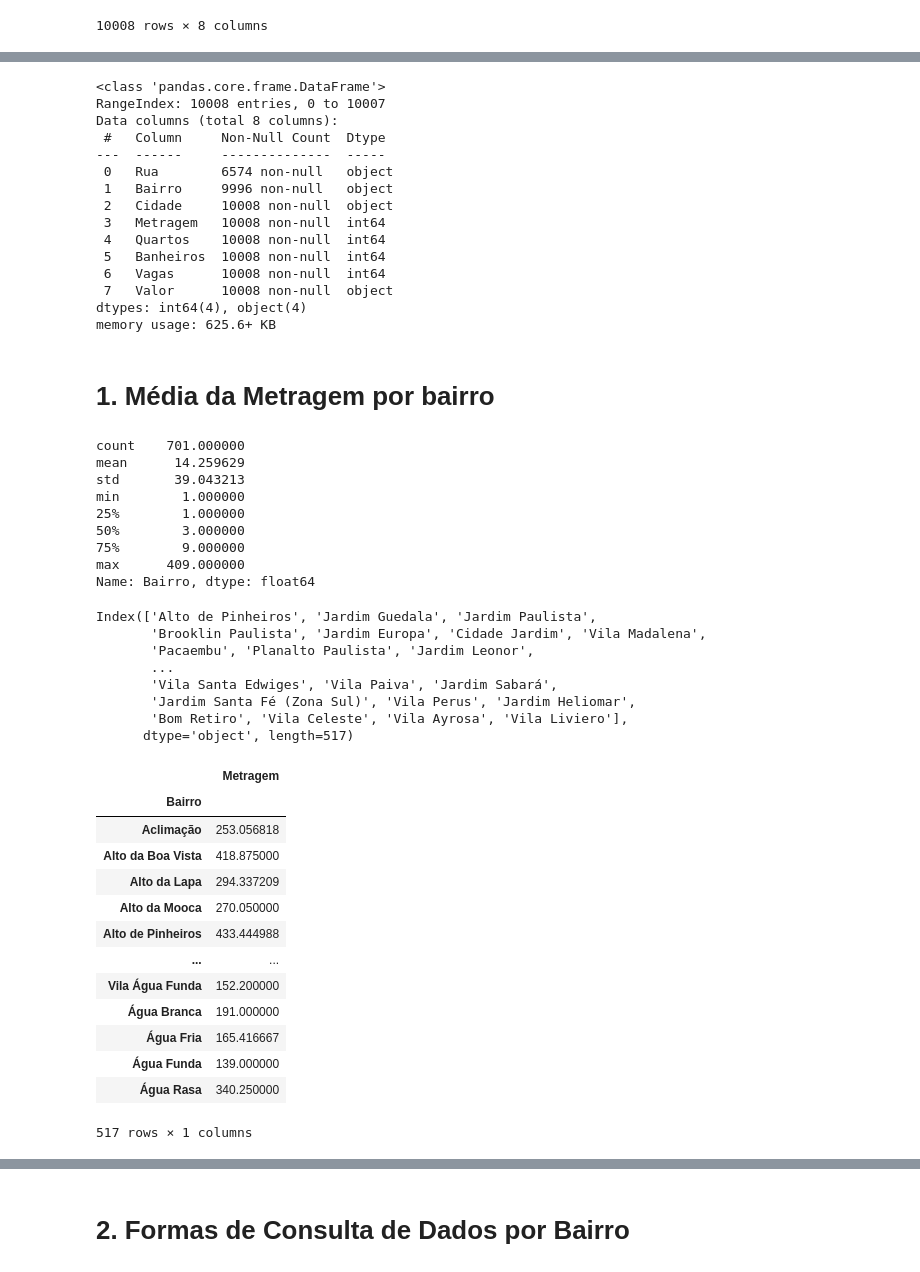
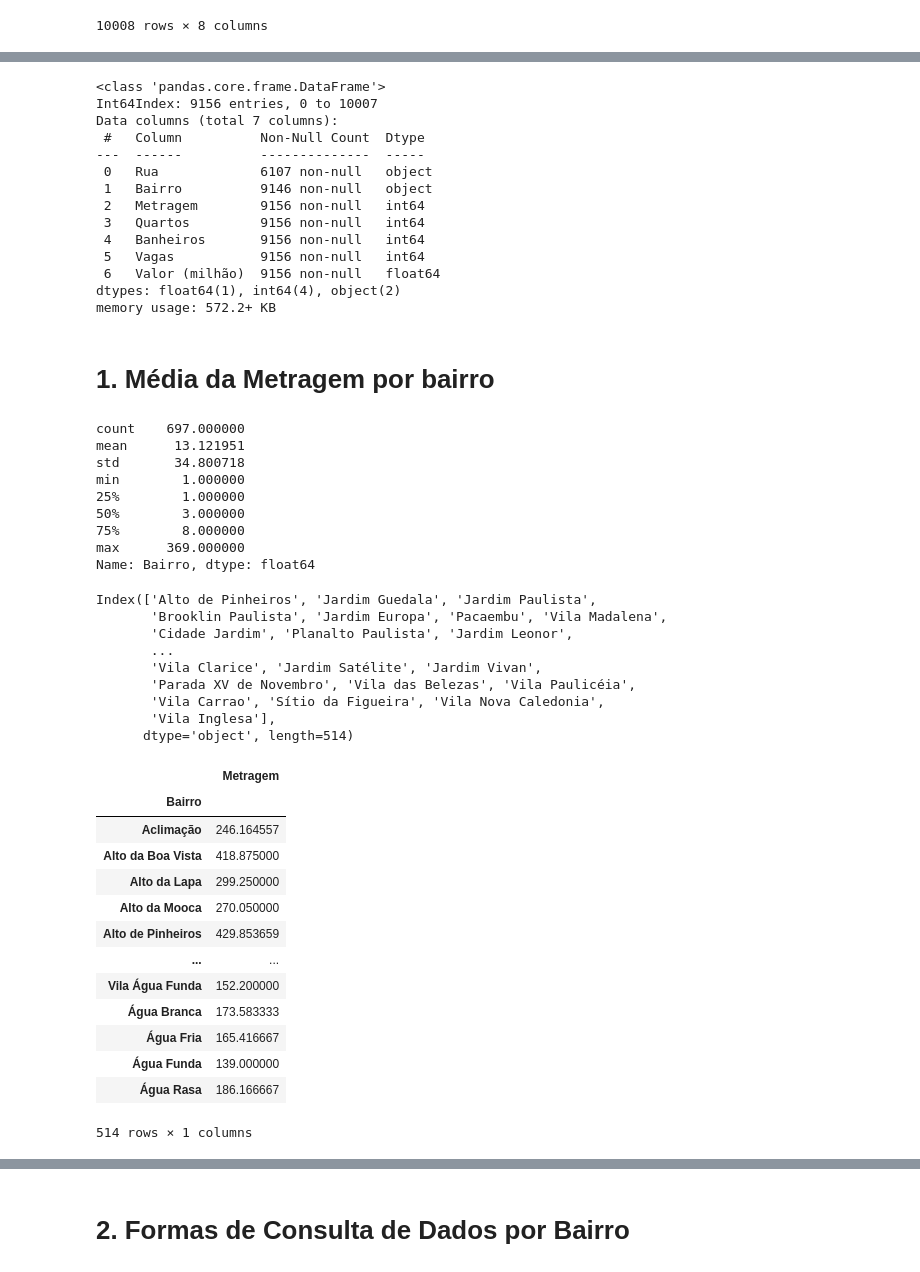
Before and after one commit to Andreyqo/alura-imersao-dados-4, a Jupyter notebook: analise.ipynb, the cells around one changed output, grey strips where cells are left out. Cells and saved outputs as stored; diff of their text form; code cells hidden in the pictures.

```diff
--- a/analise.ipynb
+++ b/analise.ipynb
@@ -20,3 +22,6 @@ df
 | 10006 | Rua Manuel Onha, , 514 | Vila Oratório | São Paulo | 185 | 3 | 2 | 2 | R$ 2.200\n /Mês |
 | 10007 | Rua Barão de Tramandaí, 0 | Vila Alpina | São Paulo | 122 | 3 | 2 | 2 | R$ 270.000 |
 10008 rows × 8 columns
+# %%
+df["Cidade"].unique()
+df = df.drop(columns="Cidade")
@@ -22,0 +35,6 @@ df
+# %%
+df["Valor (milhão)"] = df["Valor"].str.replace(r"\D", "", regex=True)
+df["Valor (milhão)"] = pd.to_numeric(df["Valor (milhão)"]) / 1000000
+vendas = ~df["Valor"].str.contains(r"\n")
+df_vendas = pd.DataFrame(df[vendas]).drop(columns=["Valor"])
+df_vendas
@@ -23,35 +55,34 @@ df
 # %%
-df.info()
+df_vendas.info()
 # %% [output]
 <class 'pandas.core.frame.DataFrame'>
-RangeIndex: 10008 entries, 0 to 10007
-Data columns (total 8 columns):
- #   Column     Non-Null Count  Dtype
----  ------     --------------  -----
- 0   Rua        6574 non-null   object
- 1   Bairro     9996 non-null   object
- 2   Cidade     10008 non-null  object
- 3   Metragem   10008 non-null  int64
- 4   Quartos    10008 non-null  int64
- 5   Banheiros  10008 non-null  int64
- 6   Vagas      10008 non-null  int64
- 7   Valor      10008 non-null  object
-dtypes: int64(4), object(4)
-memory usage: 625.6+ KB
+Int64Index: 9156 entries, 0 to 10007
+Data columns (total 7 columns):
+ #   Column          Non-Null Count  Dtype
+---  ------          --------------  -----
+ 0   Rua             6107 non-null   object
+ 1   Bairro          9146 non-null   object
+ 2   Metragem        9156 non-null   int64
+ 3   Quartos         9156 non-null   int64
+ 4   Banheiros       9156 non-null   int64
+ 5   Vagas           9156 non-null   int64
+ 6   Valor (milhão)  9156 non-null   float64
+dtypes: float64(1), int64(4), object(2)
+memory usage: 572.2+ KB
 # %% [markdown]
 # 1. Média da Metragem por bairro
 # %%
-qtd_dados_por_bairro = df["Bairro"].value_counts()
+qtd_dados_por_bairro = df_vendas["Bairro"].value_counts()
 qtd_dados_por_bairro.describe()
 # %% [output]
-count    701.000000
-mean      14.259629
-std       39.043213
+count    697.000000
+mean      13.121951
+std       34.800718
 min        1.000000
 25%        1.000000
 50%        3.000000
-75%        9.000000
-max      409.000000
+75%        8.000000
+max      369.000000
 Name: Bairro, dtype: float64
 # %%
 bairros_com_mais_de_um_dado = qtd_dados_por_bairro.to_frame()
@@ -60,28 +91,29 @@ bairros_com_mais_de_um_dado = bairros_com_mais_de_um_dado.query("Qtd > 1").index
 bairros_com_mais_de_um_dado
 # %% [output]
 Index(['Alto de Pinheiros', 'Jardim Guedala', 'Jardim Paulista',
-       'Brooklin Paulista', 'Jardim Europa', 'Cidade Jardim', 'Vila Madalena',
-       'Pacaembu', 'Planalto Paulista', 'Jardim Leonor',
+       'Brooklin Paulista', 'Jardim Europa', 'Pacaembu', 'Vila Madalena',
+       'Cidade Jardim', 'Planalto Paulista', 'Jardim Leonor',
        ...
-       'Vila Santa Edwiges', 'Vila Paiva', 'Jardim Sabará',
-       'Jardim Santa Fé (Zona Sul)', 'Vila Perus', 'Jardim Heliomar',
-       'Bom Retiro', 'Vila Celeste', 'Vila Ayrosa', 'Vila Liviero'],
-      dtype='object', length=517)
+       'Vila Clarice', 'Jardim Satélite', 'Jardim Vivan',
+       'Parada XV de Novembro', 'Vila das Belezas', 'Vila Paulicéia',
+       'Vila Carrao', 'Sítio da Figueira', 'Vila Nova Caledonia',
+       'Vila Inglesa'],
+      dtype='object', length=514)
 # %%
-media_metragem_por_bairro = df[df["Bairro"].isin(bairros_com_mais_de_um_dado)].groupby("Bairro").mean()[["Metragem"]]
+media_metragem_por_bairro = df_vendas[df_vendas["Bairro"].isin(bairros_com_mais_de_um_dado)].groupby("Bairro").mean()[["Metragem"]]
 media_metragem_por_bairro
 # %% [output]
 |  | Metragem |
 | Bairro |  |
-| Aclimação | 253.056818 |
+| Aclimação | 246.164557 |
 | Alto da Boa Vista | 418.875000 |
-| Alto da Lapa | 294.337209 |
+| Alto da Lapa | 299.250000 |
 | Alto da Mooca | 270.050000 |
-| Alto de Pinheiros | 433.444988 |
+| Alto de Pinheiros | 429.853659 |
 | ... | ... |
 | Vila Água Funda | 152.200000 |
-| Água Branca | 191.000000 |
+| Água Branca | 173.583333 |
 | Água Fria | 165.416667 |
 | Água Funda | 139.000000 |
-| Água Rasa | 340.250000 |
+| Água Rasa | 186.166667 |
-517 rows × 1 columns
+514 rows × 1 columns
```
Also changed, not shown: parts of 15 cells of this notebook, 1 other file.
